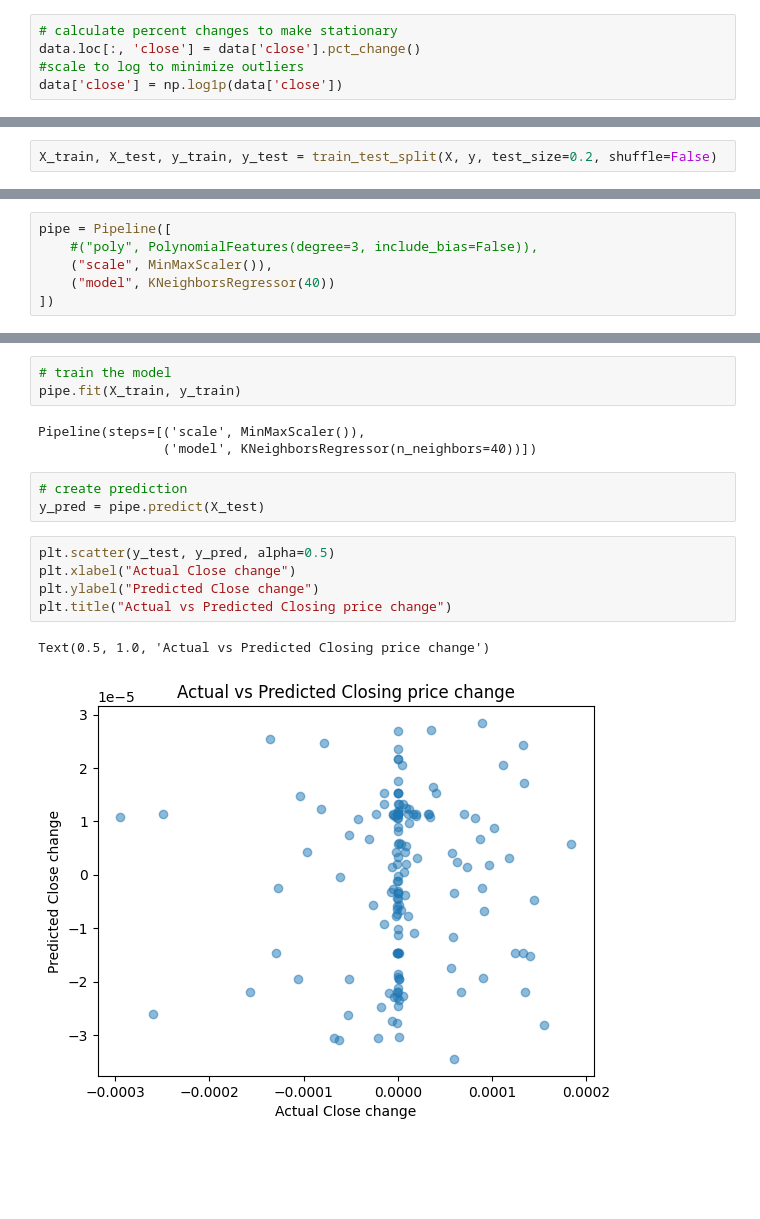
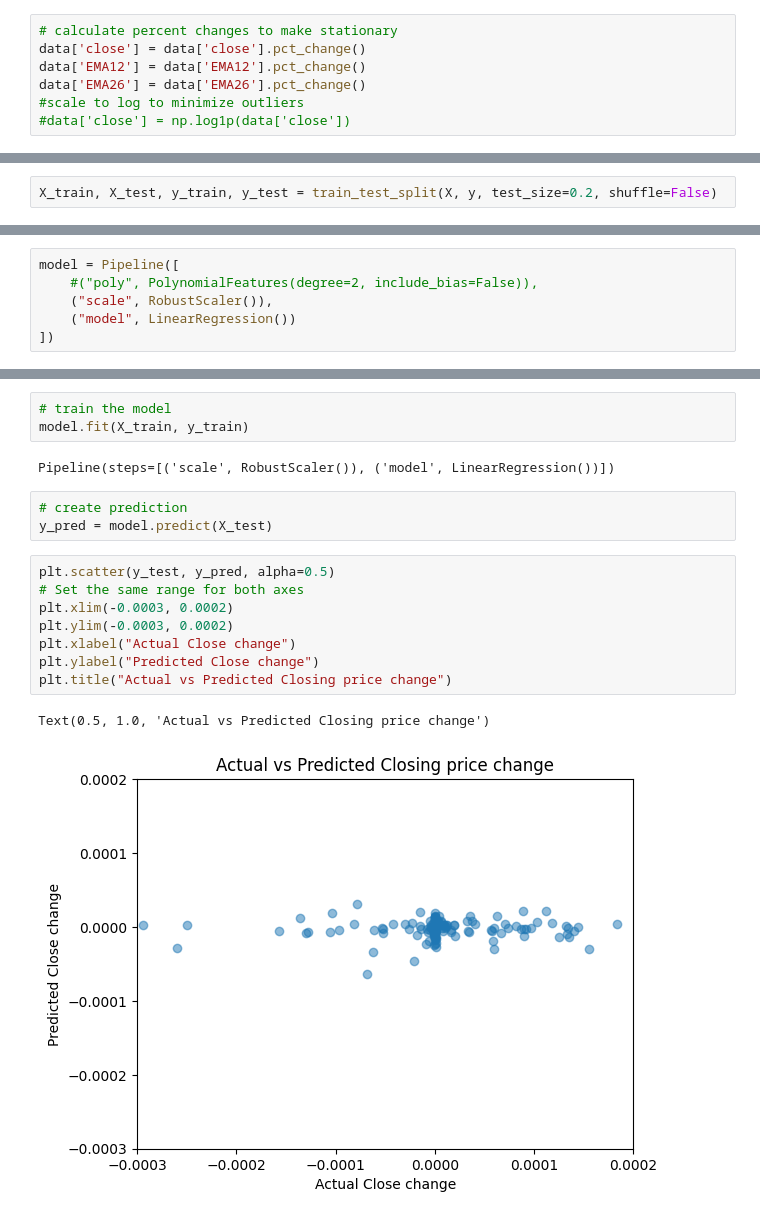
Before and after one commit to spockiash/DataAnalysis, a Jupyter notebook: Notebooks/StockDataPrep/SpecialIndicatorAnalysis.ipynb, the cells around one changed output, grey strips where cells are left out. Drawn from its saved outputs; the diff is of its cells as text; blank space fills up the shorter version.

```diff
--- a/Notebooks/StockDataPrep/SpecialIndicatorAnalysis.ipynb
+++ b/Notebooks/StockDataPrep/SpecialIndicatorAnalysis.ipynb
@@ -24,5 +55,7 @@ data.columns = ['close', 'indicator']
 # %%
 # calculate percent changes to make stationary
-data.loc[:, 'close'] = data['close'].pct_change()
+data['close'] = data['close'].pct_change()
+data['EMA12'] = data['EMA12'].pct_change()
+data['EMA26'] = data['EMA26'].pct_change()
 #scale to log to minimize outliers
-data['close'] = np.log1p(data['close'])
+#data['close'] = np.log1p(data['close'])
@@ -51,6 +95,6 @@ from sklearn.neighbors import KNeighborsRegressor
 # %%
-pipe = Pipeline([
-    #("poly", PolynomialFeatures(degree=3, include_bias=False)),
-	("scale", MinMaxScaler()),
-	("model", KNeighborsRegressor(40))
+model = Pipeline([
+    #("poly", PolynomialFeatures(degree=2, include_bias=False)),
+	("scale", RobustScaler()),
+	("model", LinearRegression())
 ])
@@ -57,20 +110,22 @@ pipe = Pipeline([
 # %%
 # train the model
-pipe.fit(X_train, y_train)
+model.fit(X_train, y_train)
 # %% [output]
-Pipeline(steps=[('scale', MinMaxScaler()),
-                ('model', KNeighborsRegressor(n_neighbors=40))])
+Pipeline(steps=[('scale', RobustScaler()), ('model', LinearRegression())])
 # %%
 # create prediction
-y_pred = pipe.predict(X_test)
+y_pred = model.predict(X_test)
 # %%
 plt.scatter(y_test, y_pred, alpha=0.5)
+# Set the same range for both axes
+plt.xlim(-0.0003, 0.0002)
+plt.ylim(-0.0003, 0.0002)
 plt.xlabel("Actual Close change")
 plt.ylabel("Predicted Close change")
 plt.title("Actual vs Predicted Closing price change")
 # %% [output]
 Text(0.5, 1.0, 'Actual vs Predicted Closing price change')
-[figure, old version]
+[figure, new version]
 # %%
 # Calculate residuals
 residuals = y_test - y_pred
```
Also changed, not shown: parts of 12 cells of this notebook, 1 other file.
